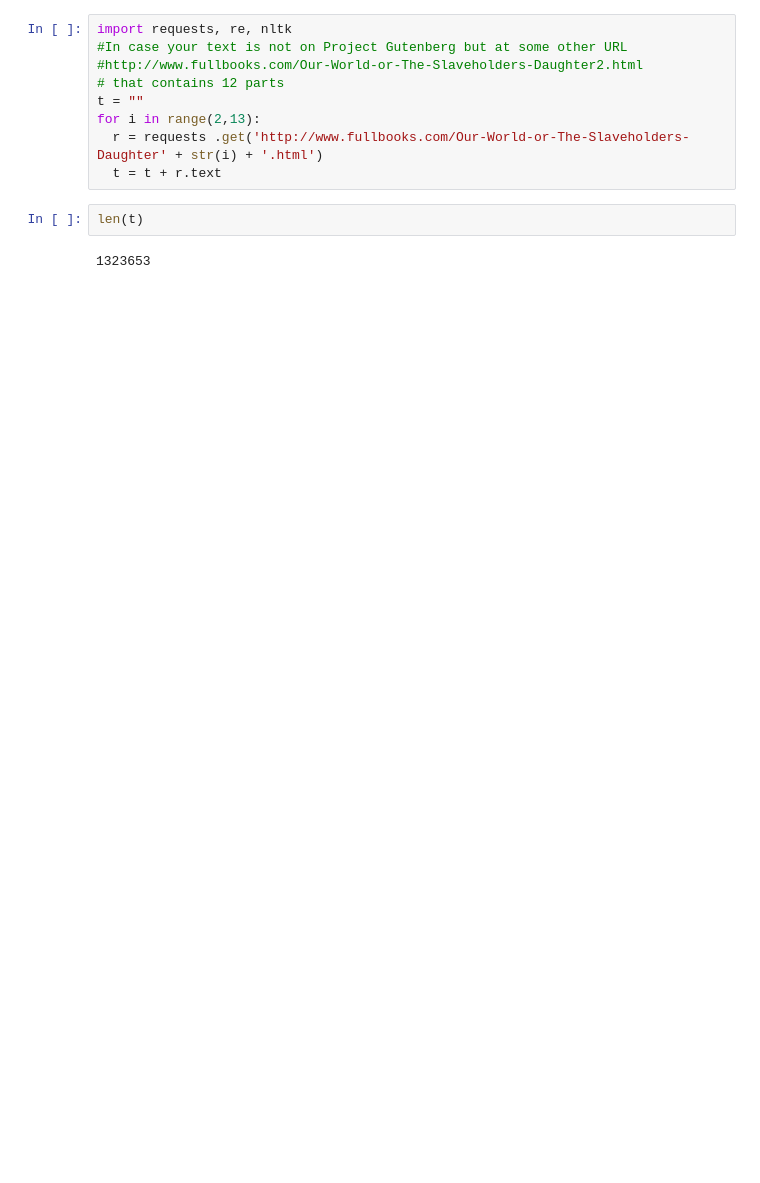
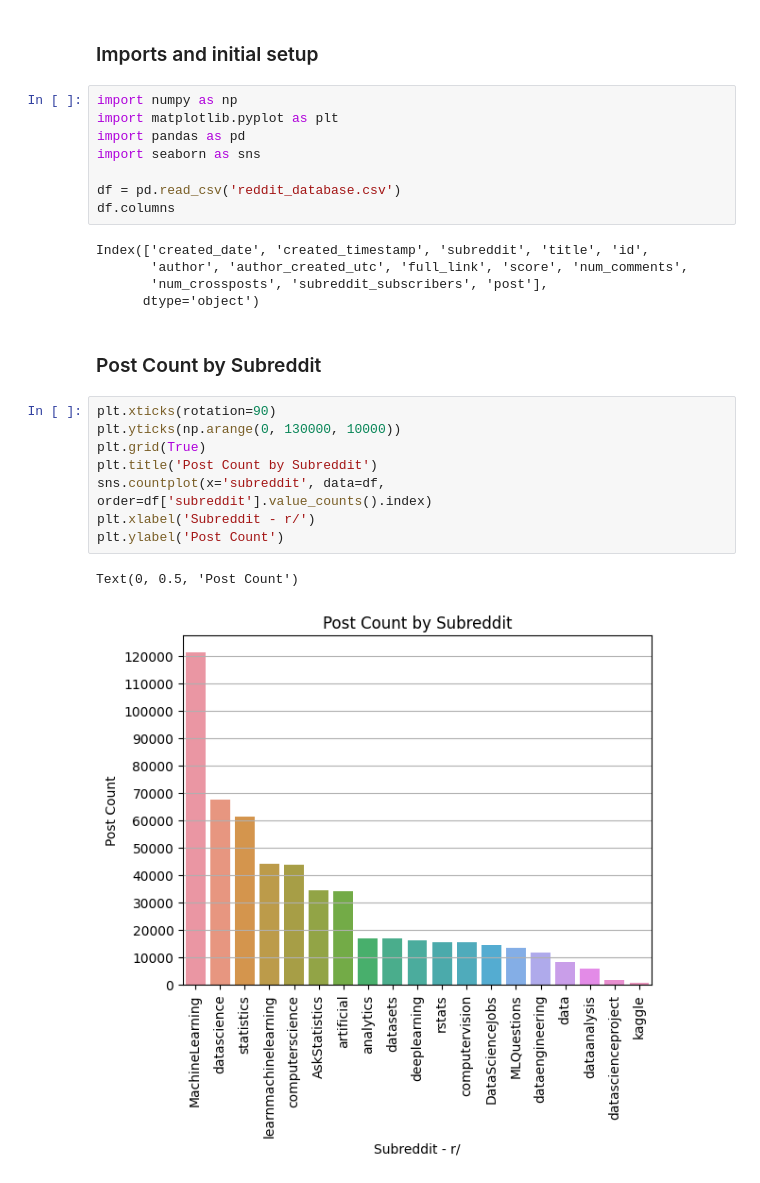
Before and after one commit to fdac22/MiniProject1, a Jupyter notebook: dwill148.ipynb, the cells around one changed output. Drawn from its saved outputs; the diff is of its cells as text; blank space fills up the shorter version.

Commit message:
init graphs for mp1

```diff
--- a/dwill148.ipynb
+++ b/dwill148.ipynb
@@ -227,13 +1,28 @@ E.g below are two most popular books from Project Gutenberg:
-# %%
-import requests, re, nltk
-#In case your text is not on Project Gutenberg but at some other URL
-#http://www.fullbooks.com/Our-World-or-The-Slaveholders-Daughter2.html
-# that contains 12 parts
-t = ""
-for i in range(2,13):
-  r = requests .get('http://www.fullbooks.com/Our-World-or-The-Slaveholders-Daughter' + str(i) + '.html')
-  t = t + r.text
-# %%
-len(t)
-# %% [output]
-1323653
+# %% [markdown]
+### Imports and initial setup
+# %%
+import numpy as np
+import matplotlib.pyplot as plt
+import pandas as pd
+import seaborn as sns
+
+df = pd.read_csv('reddit_database.csv')
+df.columns
+# %% [output]
+Index(['created_date', 'created_timestamp', 'subreddit', 'title', 'id',
+       'author', 'author_created_utc', 'full_link', 'score', 'num_comments',
+       'num_crossposts', 'subreddit_subscribers', 'post'],
+      dtype='object')
+# %% [markdown]
+### Post Count by Subreddit
+# %%
+plt.xticks(rotation=90)
+plt.yticks(np.arange(0, 130000, 10000))
+plt.grid(True)
+plt.title('Post Count by Subreddit')
+sns.countplot(x='subreddit', data=df, order=df['subreddit'].value_counts().index)
+plt.xlabel('Subreddit - r/')
+plt.ylabel('Post Count')
+# %% [output]
+Text(0, 0.5, 'Post Count')
+[figure, added]
```
Also changed, not shown: parts of 18 cells of this notebook.
